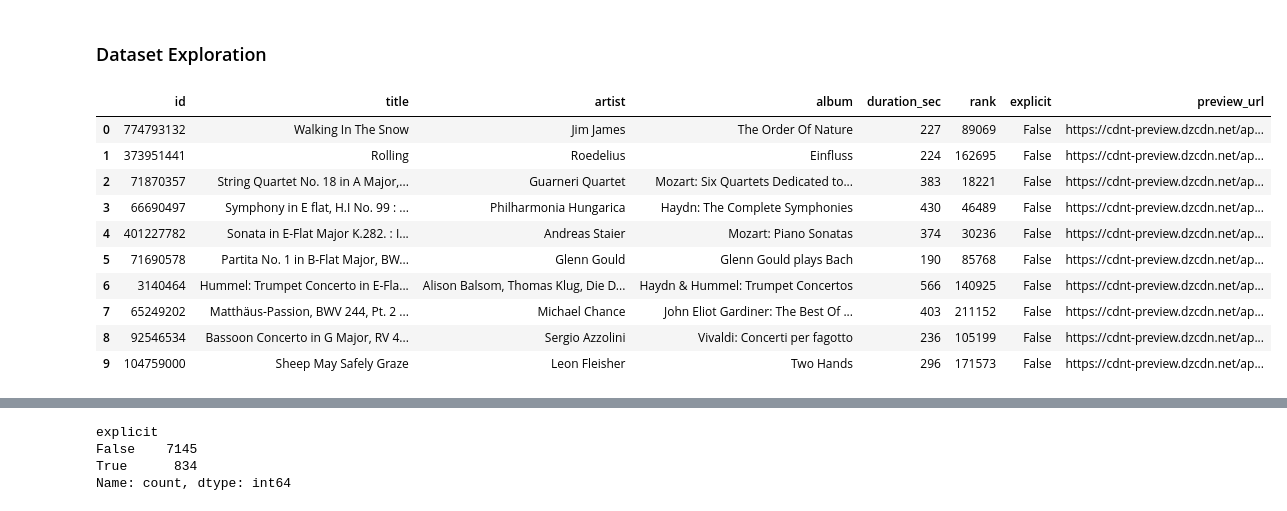
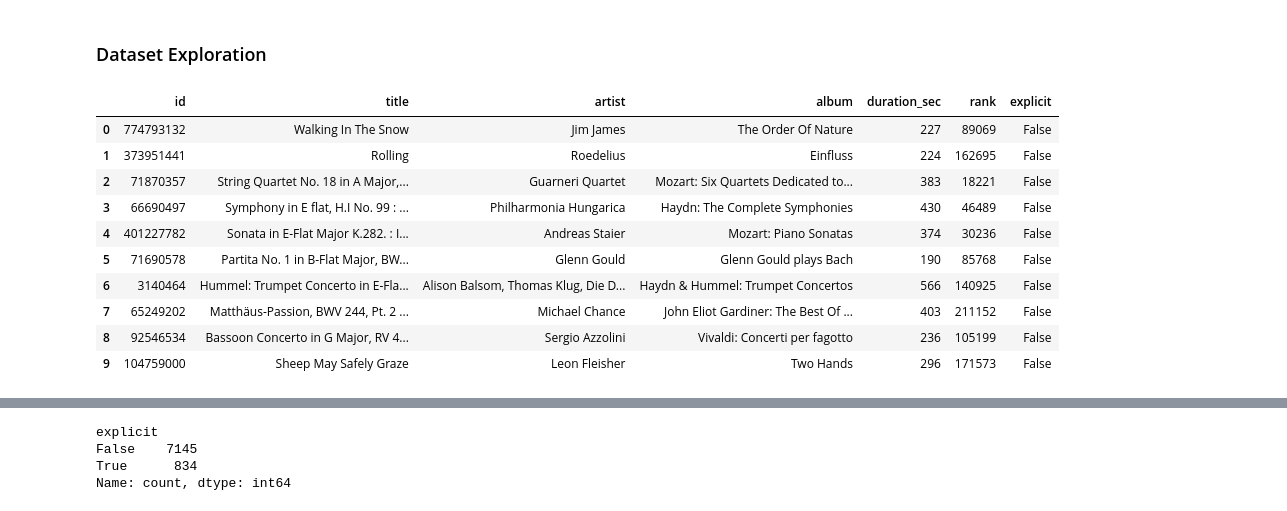
Before and after one commit to akshay17arun/Song_Popularity_Prediction, a Jupyter notebook: eda/eda.ipynb, the cells around one changed output, grey strips where cells are left out. Cells and saved outputs as stored; diff of their text form; code cells hidden in the pictures.

```diff
--- a/eda/eda.ipynb
+++ b/eda/eda.ipynb
@@ -7,19 +7,19 @@ import seaborn as sns
 # %% [markdown]
 ### Dataset Exploration
 # %%
-classical_df = pd.read_csv('data/Classical.csv')
+classical_df = pd.read_csv('../data/Classical.csv')
 
 classical_df.head(10)
 # %% [output]
-|  | id | title | artist | album | duration_sec | rank | explicit | preview_url |
-| 0 | 774793132 | Walking In The Snow | Jim James | The Order Of Nature | 227 | 89069 | False | https://cdnt-preview.dzcdn.net/ap... |
-| 1 | 373951441 | Rolling | Roedelius | Einfluss | 224 | 162695 | False | https://cdnt-preview.dzcdn.net/ap... |
-| 2 | 71870357 | String Quartet No. 18 in A Major,... | Guarneri Quartet | Mozart: Six Quartets Dedicated to... | 383 | 18221 | False | https://cdnt-preview.dzcdn.net/ap... |
-| 3 | 66690497 | Symphony in E flat, H.I No. 99 : ... | Philharmonia Hungarica | Haydn: The Complete Symphonies | 430 | 46489 | False | https://cdnt-preview.dzcdn.net/ap... |
-| 4 | 401227782 | Sonata in E-Flat Major K.282. : I... | Andreas Staier | Mozart: Piano Sonatas | 374 | 30236 | False | https://cdnt-preview.dzcdn.net/ap... |
-| 5 | 71690578 | Partita No. 1 in B-Flat Major, BW... | Glenn Gould | Glenn Gould plays Bach | 190 | 85768 | False | https://cdnt-preview.dzcdn.net/ap... |
-| 6 | 3140464 | Hummel: Trumpet Concerto in E-Fla... | Alison Balsom, Thomas Klug, Die D... | Haydn & Hummel: Trumpet Concertos | 566 | 140925 | False | https://cdnt-preview.dzcdn.net/ap... |
-| 7 | 65249202 | Matthäus-Passion, BWV 244, Pt. 2 ... | Michael Chance | John Eliot Gardiner: The Best Of ... | 403 | 211152 | False | https://cdnt-preview.dzcdn.net/ap... |
-| 8 | 92546534 | Bassoon Concerto in G Major, RV 4... | Sergio Azzolini | Vivaldi: Concerti per fagotto | 236 | 105199 | False | https://cdnt-preview.dzcdn.net/ap... |
-| 9 | 104759000 | Sheep May Safely Graze | Leon Fleisher | Two Hands | 296 | 171573 | False | https://cdnt-preview.dzcdn.net/ap... |
+|  | id | title | artist | album | duration_sec | rank | explicit |
+| 0 | 774793132 | Walking In The Snow | Jim James | The Order Of Nature | 227 | 89069 | False |
+| 1 | 373951441 | Rolling | Roedelius | Einfluss | 224 | 162695 | False |
+| 2 | 71870357 | String Quartet No. 18 in A Major,... | Guarneri Quartet | Mozart: Six Quartets Dedicated to... | 383 | 18221 | False |
+| 3 | 66690497 | Symphony in E flat, H.I No. 99 : ... | Philharmonia Hungarica | Haydn: The Complete Symphonies | 430 | 46489 | False |
+| 4 | 401227782 | Sonata in E-Flat Major K.282. : I... | Andreas Staier | Mozart: Piano Sonatas | 374 | 30236 | False |
+| 5 | 71690578 | Partita No. 1 in B-Flat Major, BW... | Glenn Gould | Glenn Gould plays Bach | 190 | 85768 | False |
+| 6 | 3140464 | Hummel: Trumpet Concerto in E-Fla... | Alison Balsom, Thomas Klug, Die D... | Haydn & Hummel: Trumpet Concertos | 566 | 140925 | False |
+| 7 | 65249202 | Matthäus-Passion, BWV 244, Pt. 2 ... | Michael Chance | John Eliot Gardiner: The Best Of ... | 403 | 211152 | False |
+| 8 | 92546534 | Bassoon Concerto in G Major, RV 4... | Sergio Azzolini | Vivaldi: Concerti per fagotto | 236 | 105199 | False |
+| 9 | 104759000 | Sheep May Safely Graze | Leon Fleisher | Two Hands | 296 | 171573 | False |
 # %%
```
Also changed, not shown: parts of 10 cells of this notebook, 34 other files.
